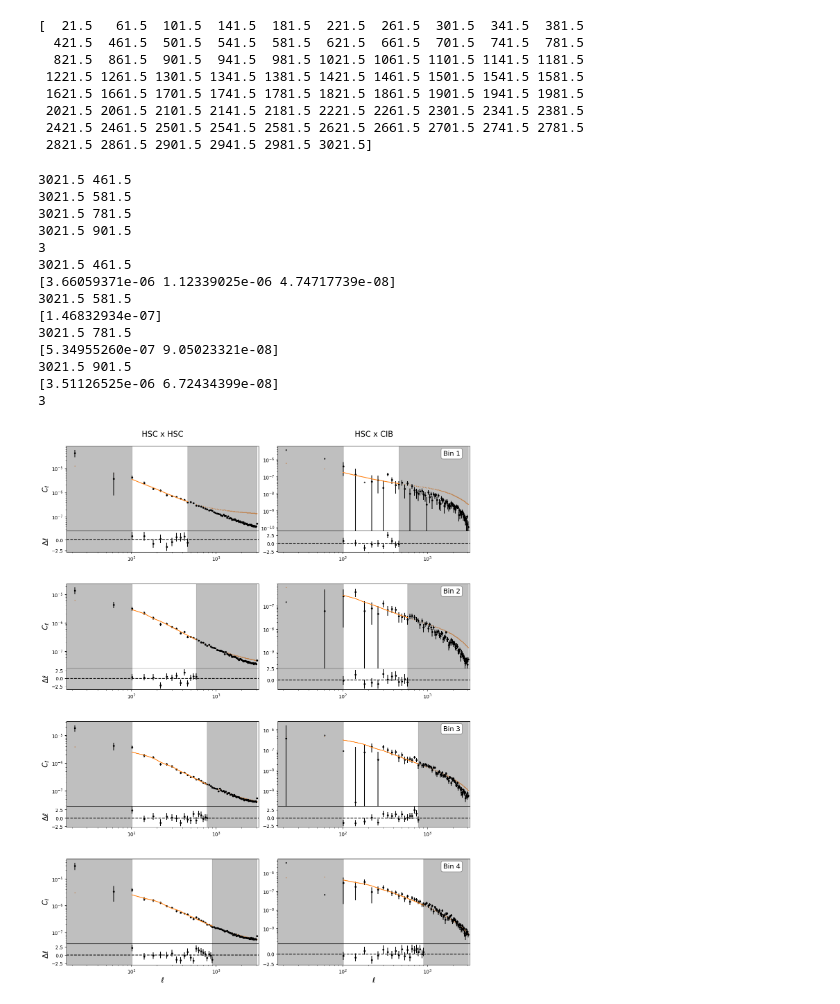
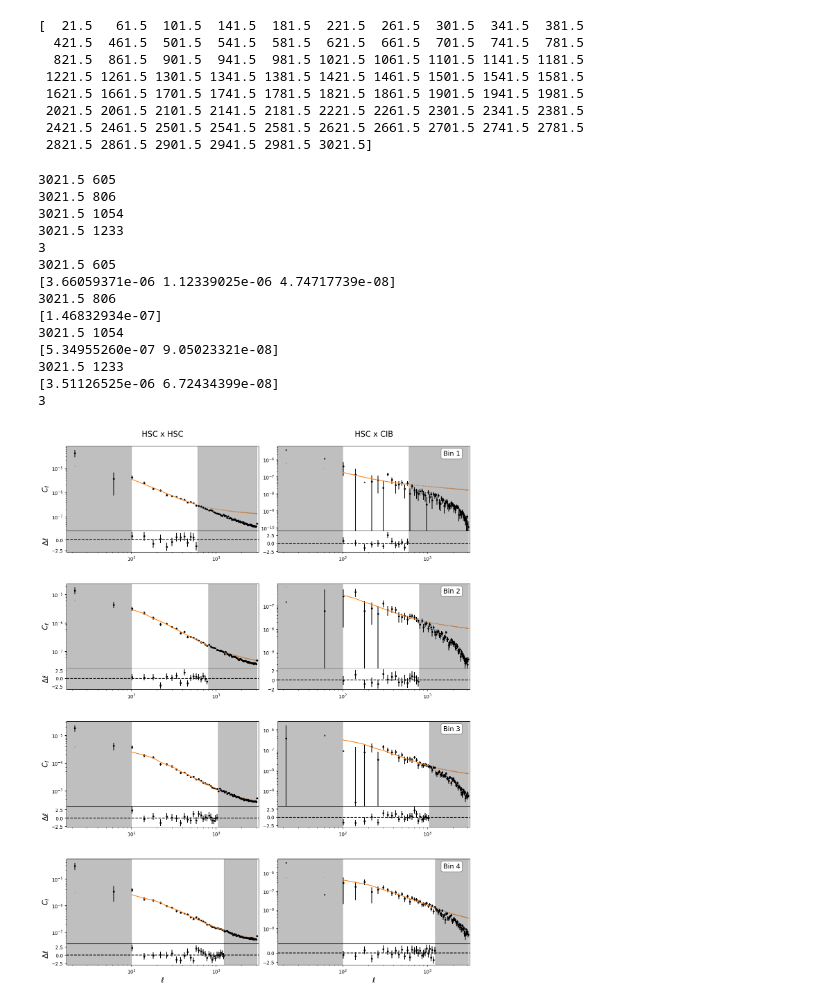
Before and after one commit to NattyDuzza/APEX, a Jupyter notebook: Examples/Plotting-Example.ipynb, the cells around one changed output. Drawn from its saved outputs; the diff is of its cells as text; code cells hidden in the pictures.

```diff
--- a/Examples/Plotting-Example.ipynb
+++ b/Examples/Plotting-Example.ipynb
@@ -42,6 +42,8 @@ s = ap.SaccWorkspace('/home/nathand/Documents/AstroCode/CIB-Project/NEW-hsc_x_ci
 s.define_alias('cib_857GHz', 'CIBLenz__2')
 # %% [output]
 {'CIBLenz__2': 'cib_857GHz'}
+# %%
+tracer_combos = [('hsc_zbin0', 'hsc_zbin0')]
 # %%
 mmodel = ap.MaleubreModel(
     Tracer1Workspace=gdwsp,
@@ -50,6 +52,7 @@ mmodel = ap.MaleubreModel(
     sacc_workspace=s,
     cosmology=cosmo,
     logged_N=True,
-    k_max = 0.2
+    k_max = 0.3,
+    beam_window=True
 )
 # %%
@@ -367,14 +168,14 @@ modelled = mmodel.get_modelled_data(
     full_ells=True
 )
 # %%
-# blue HSC map
+# accounting for beam window
 
 modelled = mmodel.get_modelled_data(
-    b_gs=np.array([1.026474, 1.104951, 1.29494, 1.661452]),
-    N_ggs=np.array([-6.84985, -3.740814, -10.887948, -10.108594]),
-    A_ggs=np.array([6.667355, 10.031404, 13.381839, 28.142617]),
-    N_gnus=np.array([-2.612602, -9.204992, -9.261518, -15.0]),
-    A_gnus=np.array([0.054902, 0.66334, 2.125307, 3.001524]),
-    bpsfrs=np.array([0.023057, 0.061194, 0.139908, 0.269063]),
+    b_gs=np.array([0.961862, 1.129882, 1.305409, 1.657397]),
+    N_ggs=np.array([-7.712871, -9.464449, -7.499275, -8.528517]),
+    A_ggs=np.array([7.665573, 7.945927, 3.626791, 26.540467]),
+    N_gnus=np.array([-11.846591, -14.386738, -13.02099, -12.805262]),
+    A_gnus=np.array([0.726298, 1.145717, 1.62051, 1.788922]),
+    bpsfrs=np.array([0.005088, 0.049234, 0.088996, 0.129969]),
     full_ells=True
 )
@@ -414,31 +197,35 @@ print(measured_data[0][0])
  2821.5 2861.5 2901.5 2941.5 2981.5 3021.5]
 # %%
 plotter = ap.Plots(s)
+
+cut_pos = [mmodel.get_ell_max(tc) for tc in tracer_combos]
+
 
 plotter.create_grid_plot(
     subplot_titles=['HSC x HSC', 'HSC x CIB'],
     subplot_tracer_combos=tracer_combos,
     measured_data=measured_data,
     measured_data_err=errors,
     modelled_data=modelled,
     cut_positions=[None, None],
     residuals=True,
     full_ells=True,
-    variable_cuts=True
+    variable_cuts=True,
+    cut_pos = cut_pos
 )
 # %% [output]
-3021.5 461.5
-3021.5 581.5
-3021.5 781.5
-3021.5 901.5
+3021.5 605
+3021.5 806
+3021.5 1054
+3021.5 1233
 3
-3021.5 461.5
+3021.5 605
 [3.66059371e-06 1.12339025e-06 4.74717739e-08]
-3021.5 581.5
+3021.5 806
 [1.46832934e-07]
-3021.5 781.5
+3021.5 1054
 [5.34955260e-07 9.05023321e-08]
-3021.5 901.5
+3021.5 1233
 [3.51126525e-06 6.72434399e-08]
 3
-[figure, old version]
+[figure, new version]
```
Also changed, not shown: parts of 6 cells of this notebook, 8 other files.
